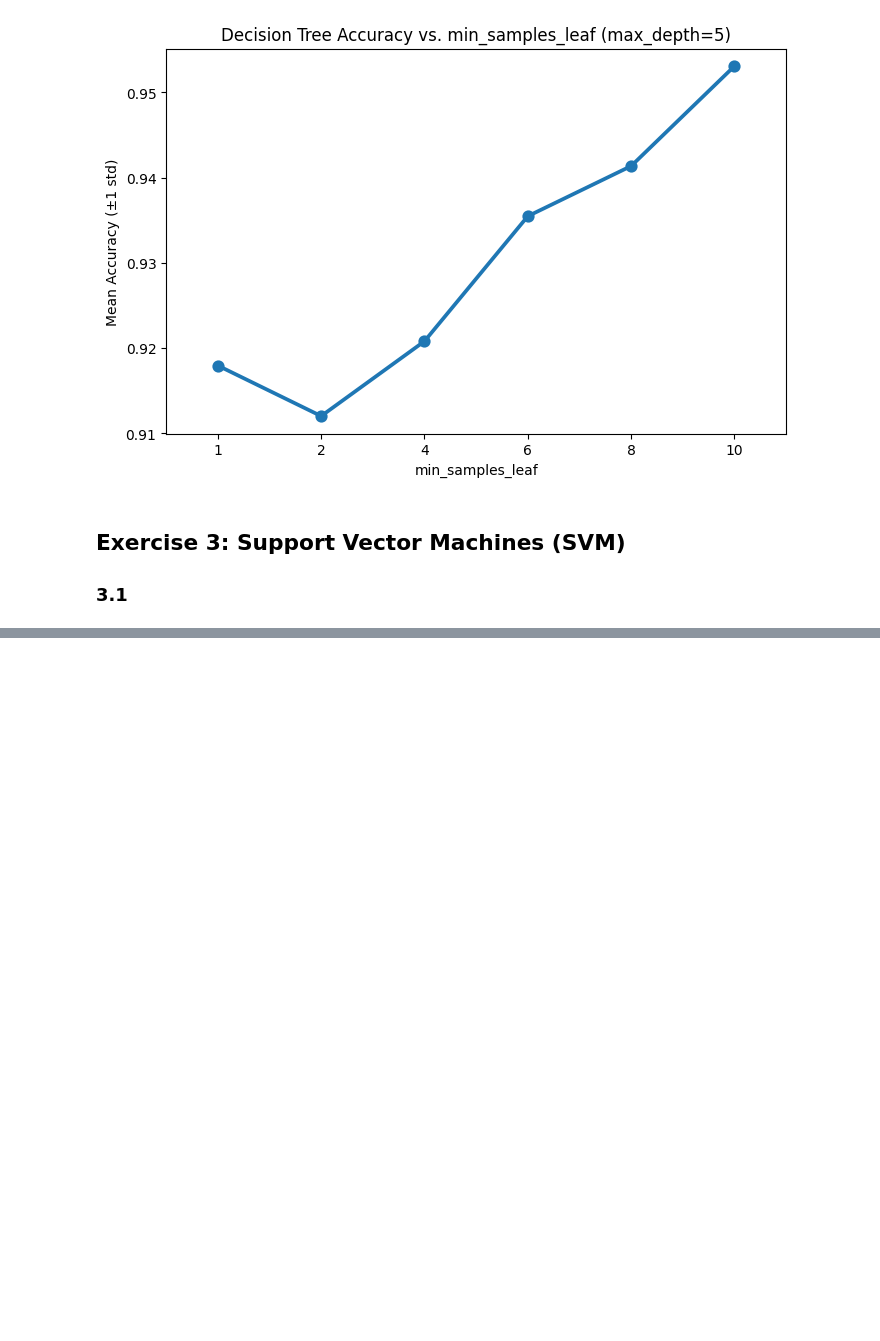
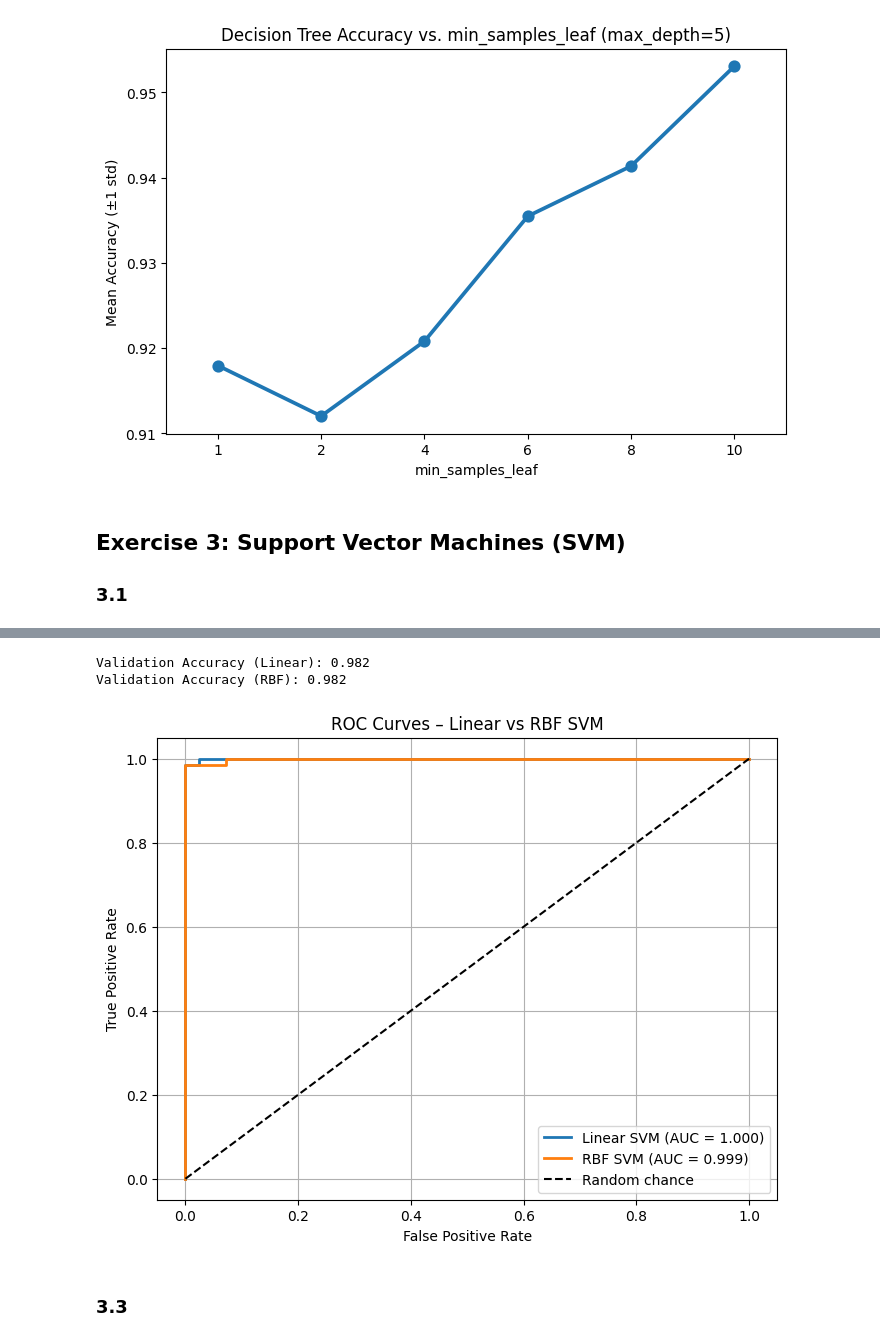
Before and after one commit to Thomabal/machinelearning2, a Jupyter notebook: Oblig2.ipynb, the cells around one changed output, grey strips where cells are left out. Cells and saved outputs as stored; diff of their text form; code cells hidden in the pictures; blank space fills up the shorter version.

```diff
--- a/Oblig2.ipynb
+++ b/Oblig2.ipynb
@@ -239,0 +313,39 @@ plt.show()
+# %%
+svm_linear = SVC(kernel='linear', probability=True, random_state=42)
+svm_linear.fit(X_train_std, y_train)
+y_pred_lin = svm_linear.predict(X_val_std)
+y_prob_lin = svm_linear.predict_proba(X_val_std)[:, 1]
+acc_lin = accuracy_score(y_val, y_pred_lin)
+
+svm_rbf = SVC(kernel='rbf', probability=True, random_state=42)
+svm_rbf.fit(X_train_std, y_train)
+y_pred_rbf = svm_rbf.predict(X_val_std)
+y_prob_rbf = svm_rbf.predict_proba(X_val_std)[:, 1]
+acc_rbf = accuracy_score(y_val, y_pred_rbf)
+
+print(f"Validation Accuracy (Linear): {acc_lin:.3f}")
+print(f"Validation Accuracy (RBF): {acc_rbf:.3f}")
+# %% [output]
+Validation Accuracy (Linear): 0.982
+Validation Accuracy (RBF): 0.982
+# %%
+fpr_lin, tpr_lin, _ = roc_curve(y_val, y_prob_lin)
+roc_auc_lin = auc(fpr_lin, tpr_lin)
+
+fpr_rbf, tpr_rbf, _ = roc_curve(y_val, y_prob_rbf)
+roc_auc_rbf = auc(fpr_rbf, tpr_rbf)
+
+plt.figure(figsize=(8,6))
+plt.plot(fpr_lin, tpr_lin, label=f'Linear SVM (AUC = {roc_auc_lin:.3f})', lw=2)
+plt.plot(fpr_rbf, tpr_rbf, label=f'RBF SVM (AUC = {roc_auc_rbf:.3f})', lw=2)
+plt.plot([0,1],[0,1],'k--', label='Random chance')
+plt.xlabel('False Positive Rate')
+plt.ylabel('True Positive Rate')
+plt.title('ROC Curves – Linear vs RBF SVM')
+plt.legend(loc='lower right')
+plt.grid(True)
+plt.show()
+# %% [output]
+[figure, added]
+# %% [markdown]
+### 3.3
```
Also changed, not shown: parts of 26 cells of this notebook.
